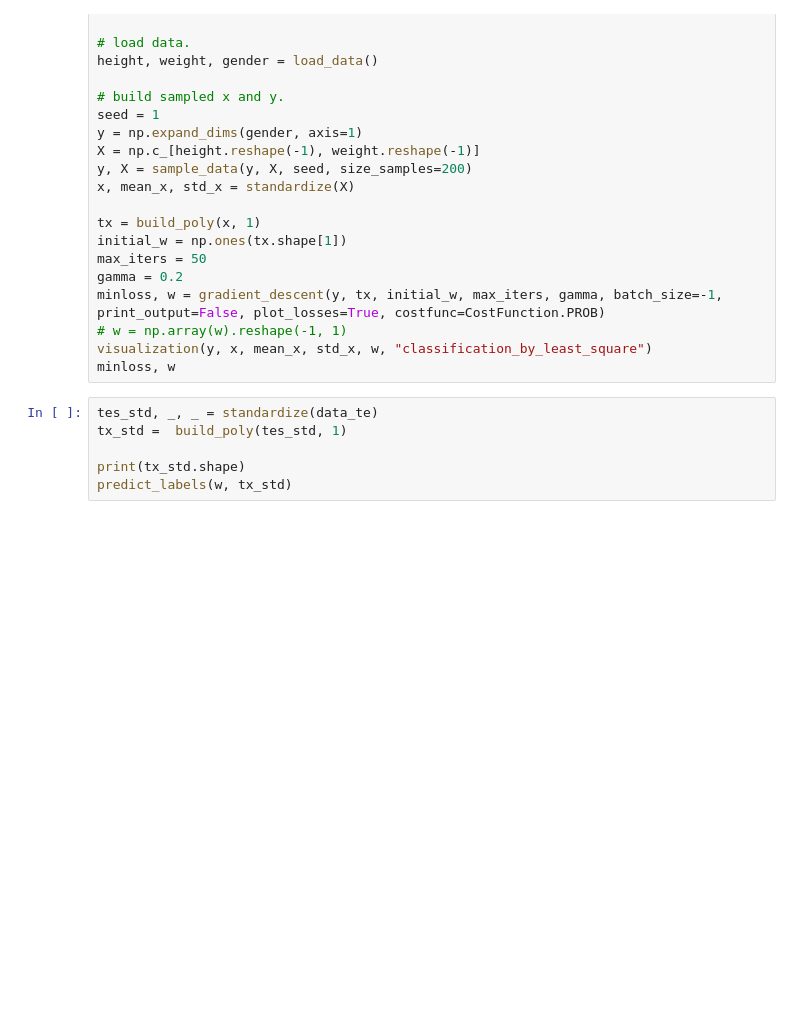
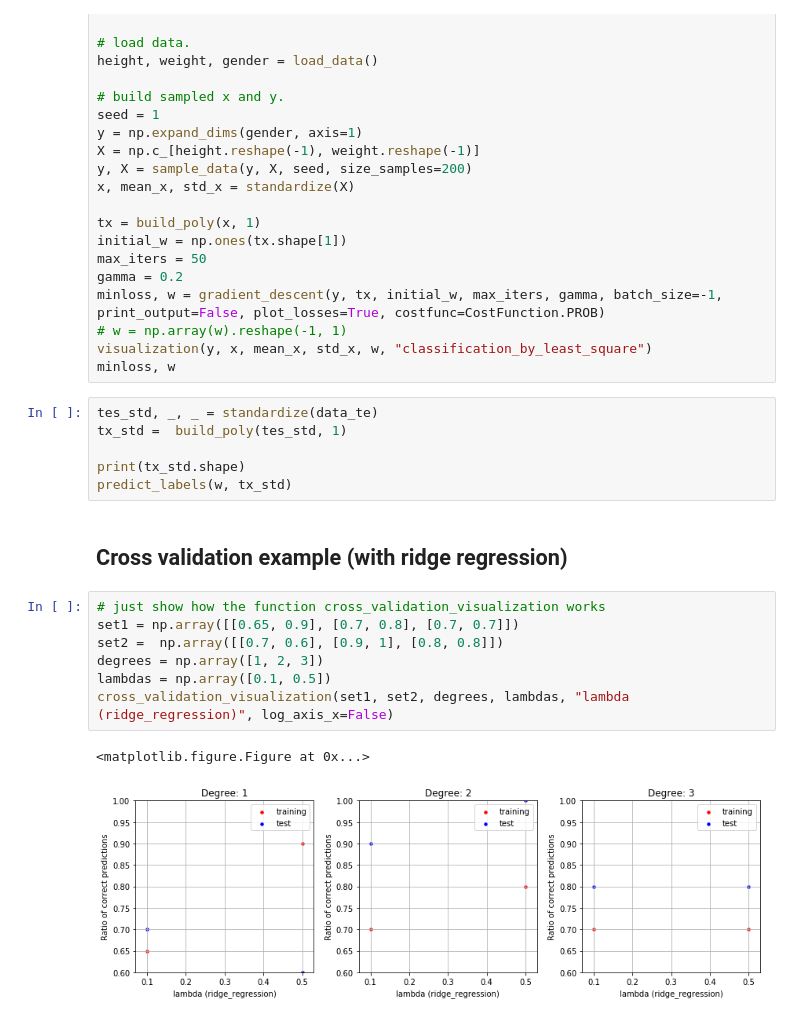
Before and after one commit to NiccoloSacchi/ml-boson, a Jupyter notebook: scripts/findBoson.ipynb, the cells around one changed output. Saved outputs shown, nothing was run; the diff lists cells and outputs as text; blank space fills up the shorter version.

Commit message:
cross validation with plots

```diff
--- a/scripts/findBoson.ipynb
+++ b/scripts/findBoson.ipynb
@@ -74,3 +73,15 @@ tx_std =  build_poly(tes_std, 1)
 
 print(tx_std.shape)
 predict_labels(w, tx_std)
+# %% [markdown]
+## Cross validation example (with ridge regression)
+# %%
+# just show how the function cross_validation_visualization works
+set1 = np.array([[0.65, 0.9], [0.7, 0.8], [0.7, 0.7]])
+set2 =  np.array([[0.7, 0.6], [0.9, 1], [0.8, 0.8]])
+degrees = np.array([1, 2, 3])
+lambdas = np.array([0.1, 0.5])
+cross_validation_visualization(set1, set2, degrees, lambdas, "lambda (ridge_regression)", log_axis_x=False)
+# %% [output]
+<matplotlib.figure.Figure at 0x...>
+[figure, added]
```
Also changed, not shown: parts of 7 cells of this notebook, 2 other files.
